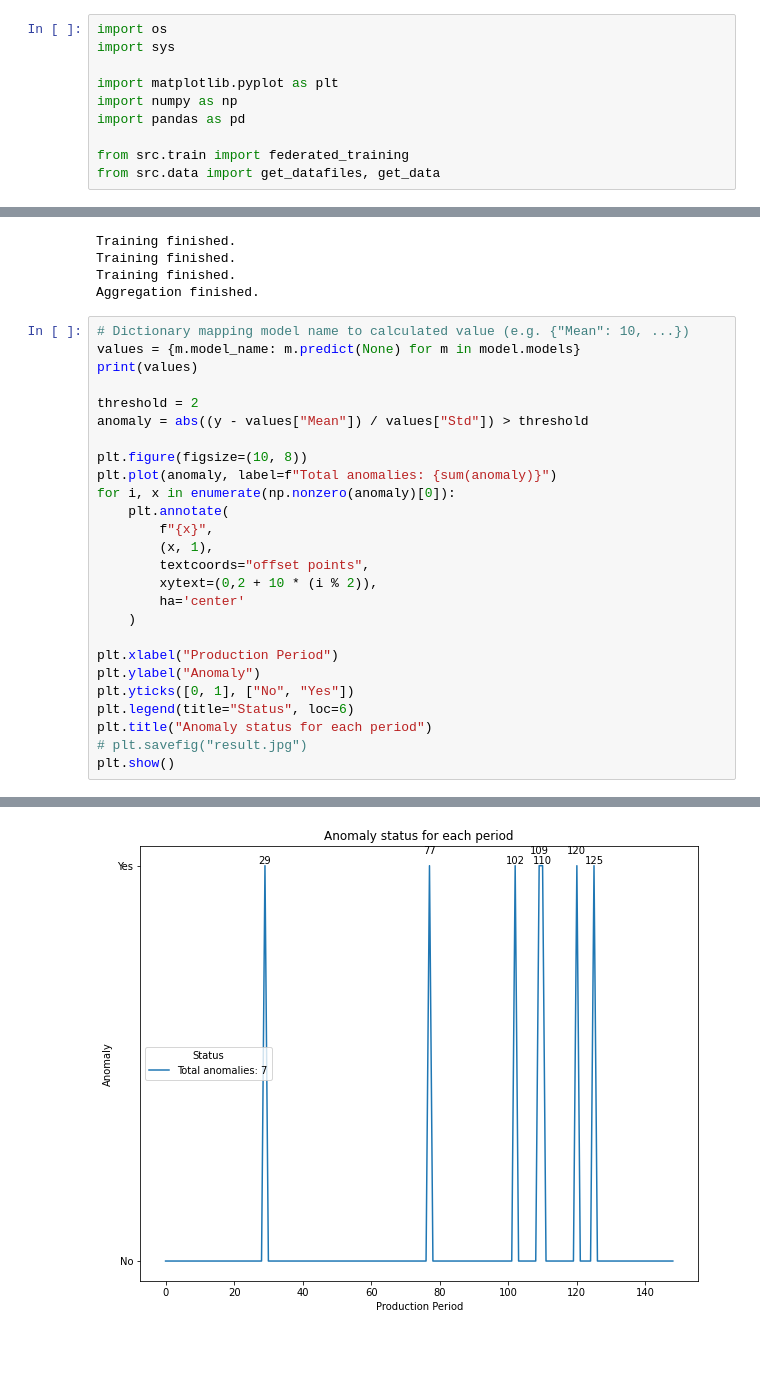
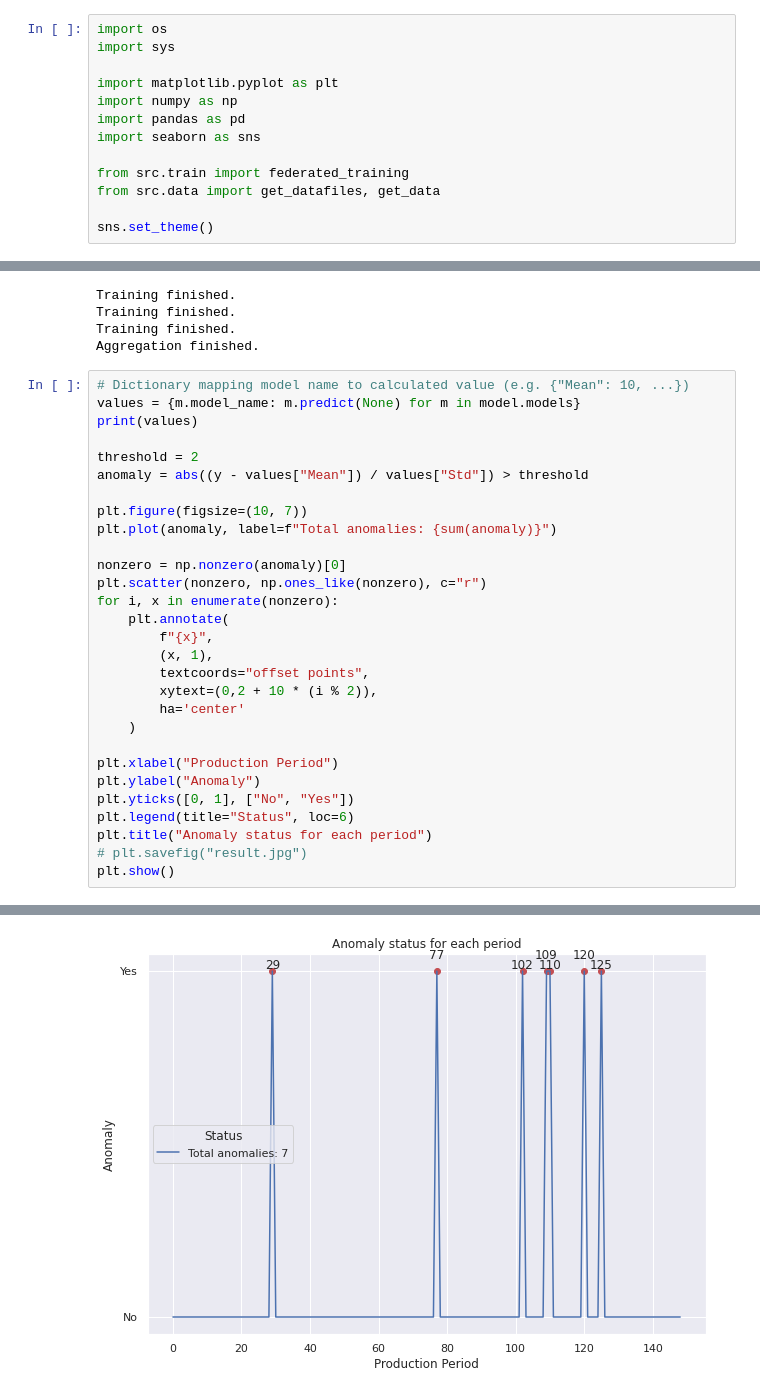
Before and after one commit to FELT-Labs/anomaly-detection, a Jupyter notebook: main.ipynb, the cells around one changed output, grey strips where cells are left out. Saved outputs shown, nothing was run; the diff lists cells and outputs as text; blank space fills up the shorter version.

Commit message:
Adding seaborn styling

```diff
--- a/main.ipynb
+++ b/main.ipynb
@@ -11,9 +11,12 @@ import sys
 import matplotlib.pyplot as plt
 import numpy as np
 import pandas as pd
+import seaborn as sns
 
 from src.train import federated_training
 from src.data import get_datafiles, get_data
+
+sns.set_theme()
 # %% [markdown]
 # Standard Deviation
 
@@ -92,31 +95,34 @@ Aggregation finished.
 # %%
 # Dictionary mapping model name to calculated value (e.g. {"Mean": 10, ...})
 values = {m.model_name: m.predict(None) for m in model.models}
 print(values)
 
 threshold = 2
 anomaly = abs((y - values["Mean"]) / values["Std"]) > threshold
 
-plt.figure(figsize=(10, 8))
+plt.figure(figsize=(10, 7))
 plt.plot(anomaly, label=f"Total anomalies: {sum(anomaly)}")
-for i, x in enumerate(np.nonzero(anomaly)[0]):
+
+nonzero = np.nonzero(anomaly)[0]
+plt.scatter(nonzero, np.ones_like(nonzero), c="r")
+for i, x in enumerate(nonzero):
     plt.annotate(
         f"{x}",
         (x, 1),
         textcoords="offset points",
         xytext=(0,2 + 10 * (i % 2)),
         ha='center'
     )
 
 plt.xlabel("Production Period")
 plt.ylabel("Anomaly")
 plt.yticks([0, 1], ["No", "Yes"])
 plt.legend(title="Status", loc=6)
 plt.title("Anomaly status for each period")
 # plt.savefig("result.jpg")
 plt.show()
 # %% [output]
 Mean value is 47.12484333882109
 Std value is 106.03914280262282
 {'Mean': 47.12484333882109, 'Std': 106.03914280262282}
-[figure, old version]
+[figure, new version]
```
Also changed, not shown: 2 other files.
